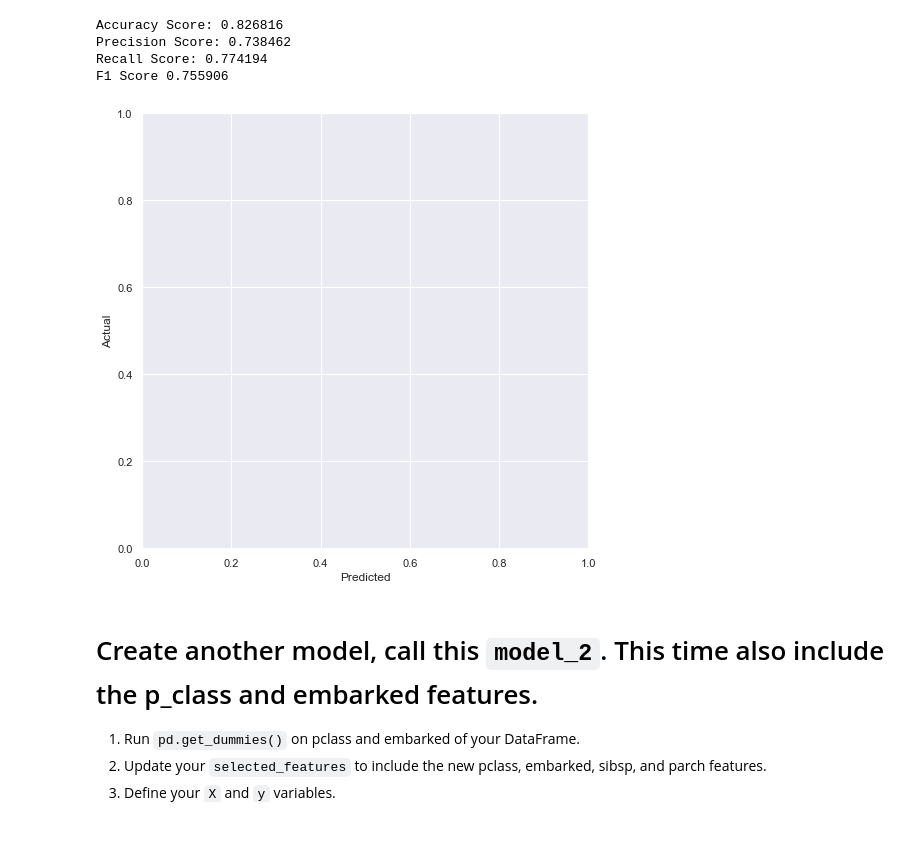
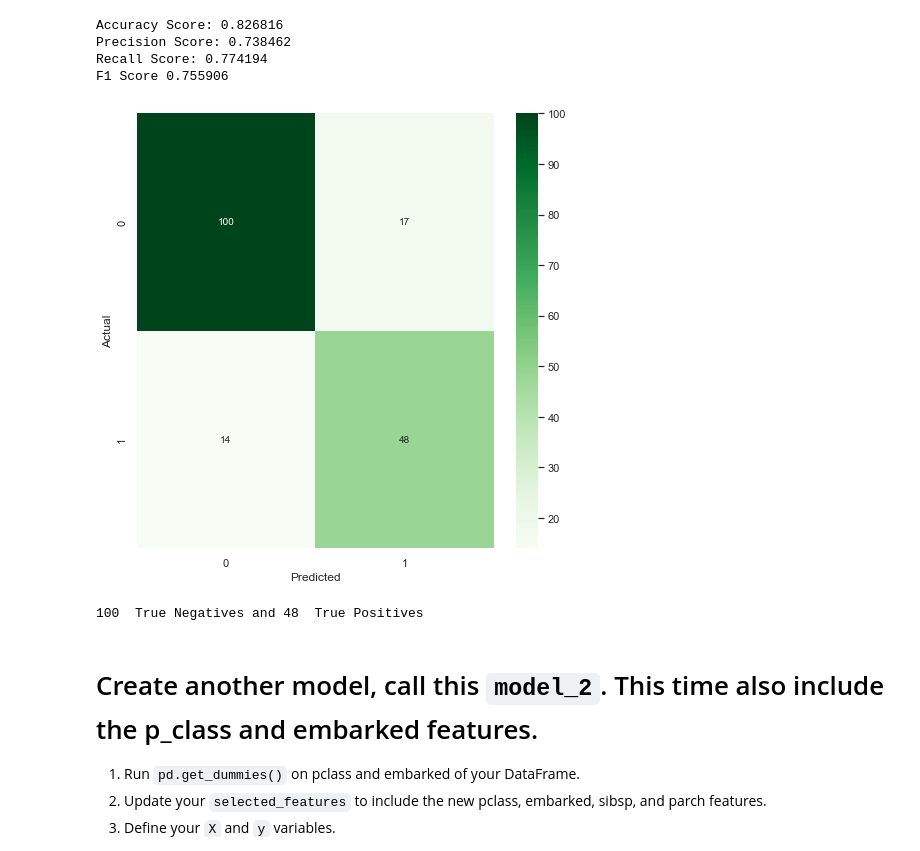
Before and after one commit to RandyLu0/2022-fall-data-science, a Jupyter notebook: Week-03-Intro-To-ML/Exercise-Logistic-Regression.ipynb, the cells around one changed output. Drawn from its saved outputs; the diff is of its cells as text; code cells hidden in the pictures.

```diff
--- a/Week-03-Intro-To-ML/Exercise-Logistic-Regression.ipynb
+++ b/Week-03-Intro-To-ML/Exercise-Logistic-Regression.ipynb
@@ -161,14 +161,23 @@ F1 Score 0.755906
 # %%
 # 1. Plot a confusion matrix of your predicted results.
 import matplotlib.pyplot as plt
+
+cm = confusion_matrix(y_test, y_pred)
+cm = cm.round(2)
+tn, fp, fn, tp = confusion_matrix(y_test, y_pred).ravel()
+
 fig = plt.figure(figsize=(8,8))
+ax = sns.heatmap(cm, annot=True, cmap='Greens', fmt='g')
+
 plt.xlabel('Predicted')
 plt.ylabel('Actual');
 # %% [output]
-[figure, old version]
+[figure, new version]
 # %%
 # How many True Positives and True Negatives did your model get?
-print('??? True Negatives and ??? True Positives')
+print(tn, ' True Negatives and', tp,' True Positives')
+# %% [output]
+100  True Negatives and 48  True Positives
 # %% [markdown]
 # Create another model, call this `model_2`.  This time also include the p_class and embarked features.
 1. Run `pd.get_dummies()` on pclass and embarked of your DataFrame.
```
Also changed, not shown: 1 other file.
